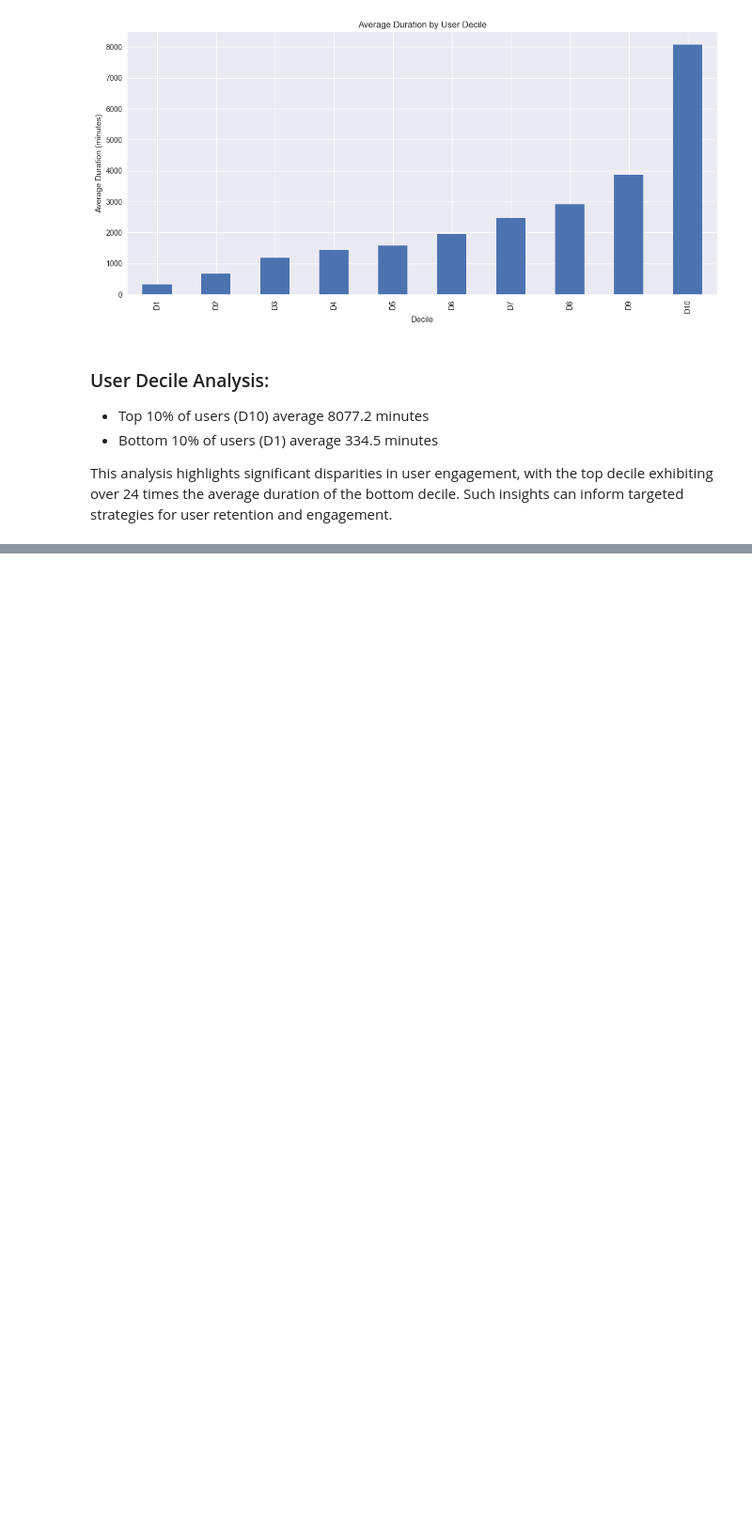
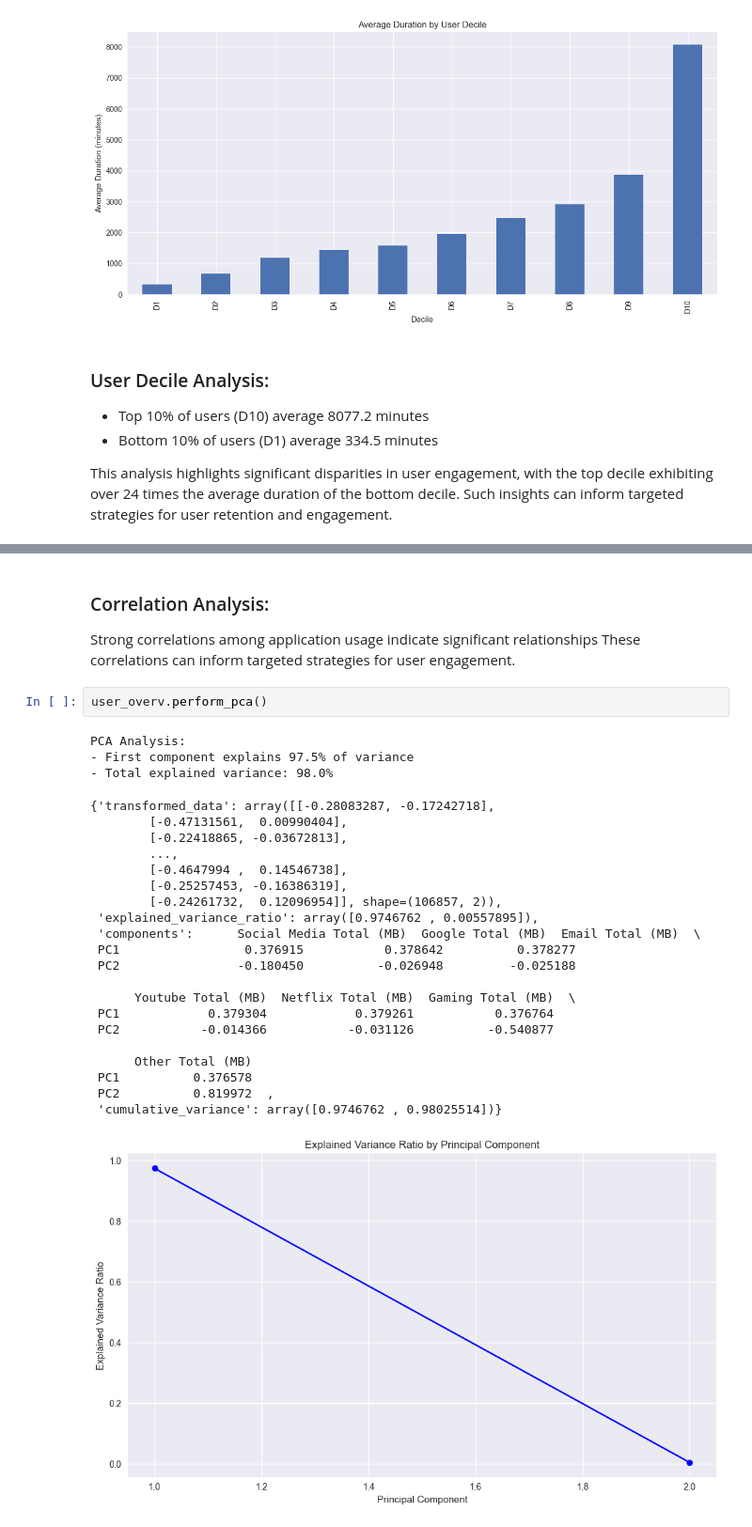
Before and after one commit to shewanek/KAIM_W2_TellCo_Growth_Analysis, a Jupyter notebook: notebooks/user_insights_analysis.ipynb, the cells around one changed output, grey strips where cells are left out. Shown: that part at 94% size. Drawn from its saved outputs; the diff is of its cells as text; blank space fills up the shorter version.

```diff
--- a/notebooks/user_insights_analysis.ipynb
+++ b/notebooks/user_insights_analysis.ipynb
@@ -353,0 +408,31 @@ User Decile Analysis:
+# %% [markdown]
+### Correlation Analysis:
+ Strong correlations among application usage indicate significant relationships
+ These correlations can inform targeted strategies for user engagement.
+# %%
+user_overv.perform_pca()
+# %% [output]
+PCA Analysis:
+- First component explains 97.5% of variance
+- Total explained variance: 98.0%
+{'transformed_data': array([[-0.28083287, -0.17242718],
+        [-0.47131561,  0.00990404],
+        [-0.22418865, -0.03672813],
+        ...,
+        [-0.4647994 ,  0.14546738],
+        [-0.25257453, -0.16386319],
+        [-0.24261732,  0.12096954]], shape=(106857, 2)),
+ 'explained_variance_ratio': array([0.9746762 , 0.00557895]),
+ 'components':      Social Media Total (MB)  Google Total (MB)  Email Total (MB)  \
+ PC1                 0.376915           0.378642          0.378277
+ PC2                -0.180450          -0.026948         -0.025188
+
+      Youtube Total (MB)  Netflix Total (MB)  Gaming Total (MB)  \
+ PC1            0.379304            0.379261           0.376764
+ PC2           -0.014366           -0.031126          -0.540877
+
+      Other Total (MB)
+ PC1          0.376578
+ PC2          0.819972  ,
+ 'cumulative_variance': array([0.9746762 , 0.98025514])}
+[figure, added]
```
Also changed, not shown: parts of 6 cells of this notebook, 1 other file.
